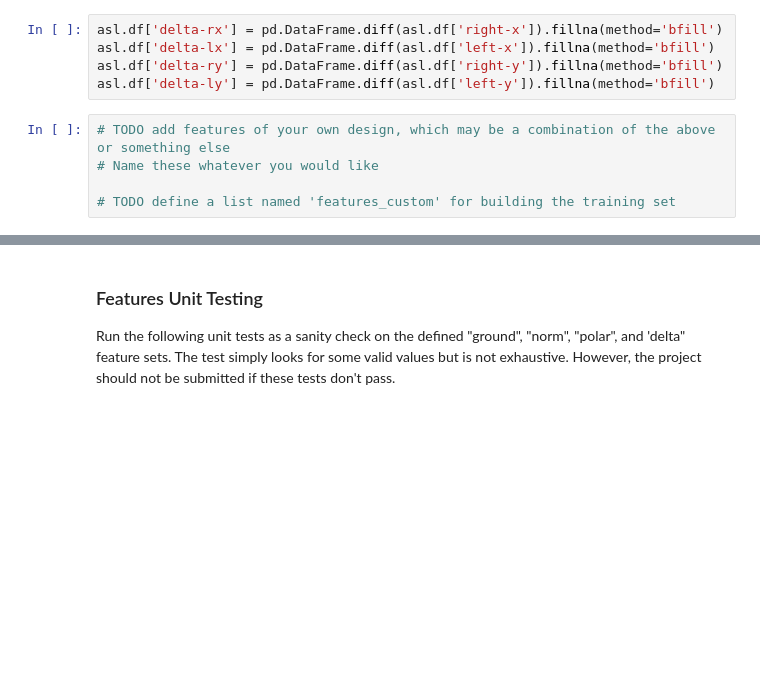
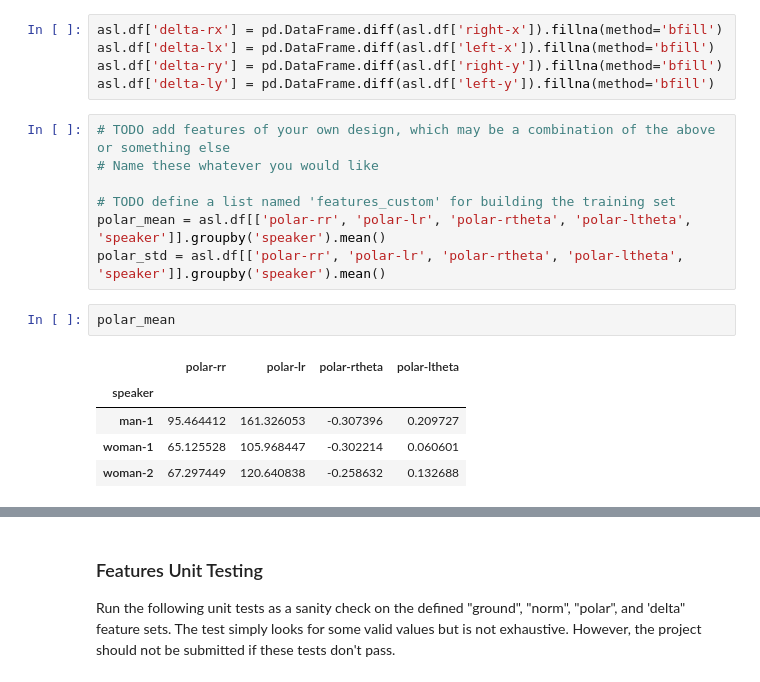
Before and after one commit to tcnguyen/udacity-ai-recognizer-hmm, a Jupyter notebook: asl_recognizer.ipynb, the cells around one changed output, grey strips where cells are left out. Saved outputs shown, nothing was run; the diff lists cells and outputs as text; blank space fills up the shorter version.

```diff
--- a/asl_recognizer.ipynb
+++ b/asl_recognizer.ipynb
@@ -235,3 +215,13 @@ asl.df['delta-ly'] = pd.DataFrame.diff(asl.df['left-y']).fillna(method='bfill')
 # Name these whatever you would like
 
 # TODO define a list named 'features_custom' for building the training set
+polar_mean = asl.df[['polar-rr', 'polar-lr', 'polar-rtheta', 'polar-ltheta', 'speaker']].groupby('speaker').mean()
+polar_std = asl.df[['polar-rr', 'polar-lr', 'polar-rtheta', 'polar-ltheta', 'speaker']].groupby('speaker').mean()
+# %%
+polar_mean
+# %% [output]
+|  | polar-rr | polar-lr | polar-rtheta | polar-ltheta |
+| speaker |  |  |  |  |
+| man-1 | 95.464412 | 161.326053 | -0.307396 | 0.209727 |
+| woman-1 | 65.125528 | 105.968447 | -0.302214 | 0.060601 |
+| woman-2 | 67.297449 | 120.640838 | -0.258632 | 0.132688 |
```
Also changed, not shown: parts of 51 cells of this notebook, 1 other file.
